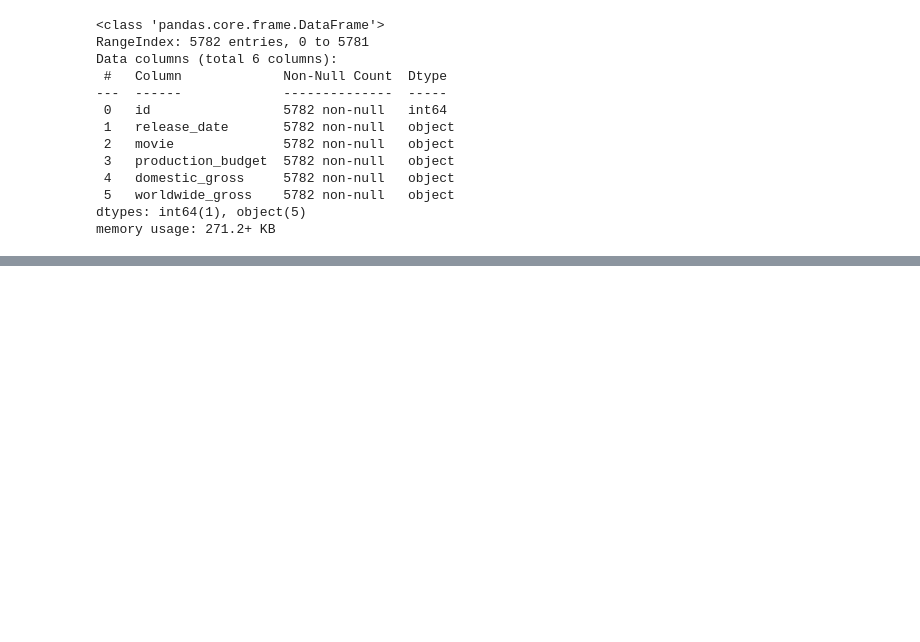
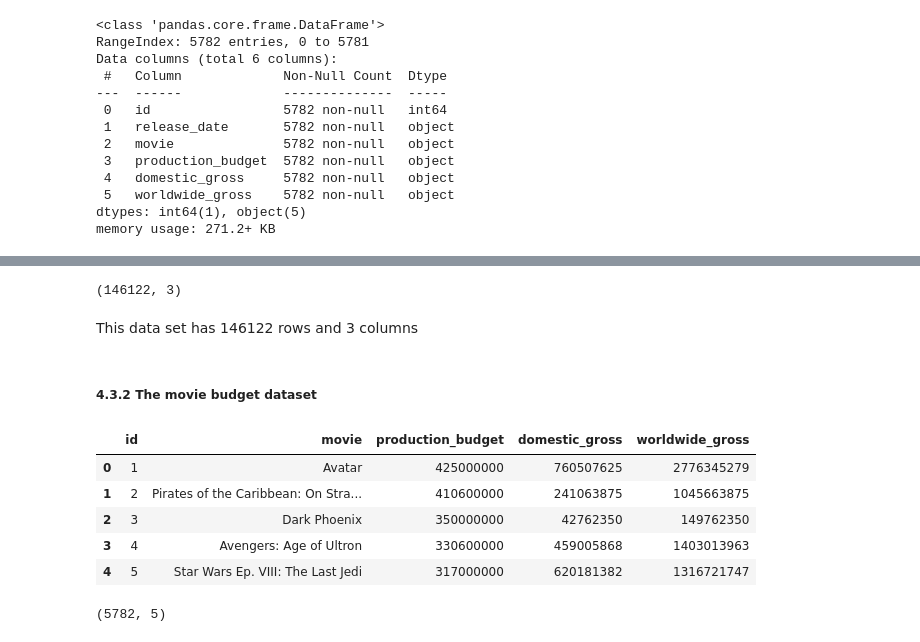
Before and after one commit to KimberlyWairimu/Project-Phase-1, a Jupyter notebook: My_project_1_jupyter_notebook.ipynb, the cells around one changed output, grey strips where cells are left out. Drawn from its saved outputs; the diff is of its cells as text; code cells hidden in the pictures; blank space fills up the shorter version.

Commit message:
Added the data wrangling process

```diff
--- a/My_project_1_jupyter_notebook.ipynb
+++ b/My_project_1_jupyter_notebook.ipynb
@@ -204,0 +240,19 @@ memory usage: 271.2+ KB
+# %%
+#converting the release date column datatype from object to string
+
+movie_budgets["release_date"] = pd.to_datetime(movie_budgets["release_date"])
+# %%
+#converting the production budget column datatype from object to integer
+
+movie_budgets["production_budget"] = movie_budgets["production_budget"].str.replace("$" , "").str.replace("," , "")
+movie_budgets["production_budget"] = movie_budgets["production_budget"].astype("int64")
+# %%
+#converting the domestic gross column datatype from object to integer
+
+movie_budgets["domestic_gross"] = movie_budgets["domestic_gross"].str.replace("$", "").str.replace("," , "")
+movie_budgets["domestic_gross"] = movie_budgets["domestic_gross"].astype("int64")
+# %%
+#converting the worldwide gross column datatype from object to integer
+
+movie_budgets["worldwide_gross"] = movie_budgets["worldwide_gross"].str.replace("$","").str.replace(",", "")
+movie_budgets["worldwide_gross"] = movie_budgets["worldwide_gross"].astype("int64")
@@ -204,0 +275,24 @@ memory usage: 271.2+ KB
+# %%
+title_basics.shape
+# %% [output]
+(146122, 3)
+# %% [markdown]
+This data set has 146122 rows and 3 columns
+# %% [markdown]
+##### 4.3.2 The movie budget dataset
+# %%
+#dropping the release date column in the movie budget dataframe
+
+movie_budgets.drop(["release_date"], axis = 1 , inplace = True)
+movie_budgets.head()
+# %% [output]
+|  | id | movie | production_budget | domestic_gross | worldwide_gross |
+| 0 | 1 | Avatar | 425000000 | 760507625 | 2776345279 |
+| 1 | 2 | Pirates of the Caribbean: On Stra... | 410600000 | 241063875 | 1045663875 |
+| 2 | 3 | Dark Phoenix | 350000000 | 42762350 | 149762350 |
+| 3 | 4 | Avengers: Age of Ultron | 330600000 | 459005868 | 1403013963 |
+| 4 | 5 | Star Wars Ep. VIII: The Last Jedi | 317000000 | 620181382 | 1316721747 |
+# %%
+movie_budgets.shape
+# %% [output]
+(5782, 5)
```
Also changed, not shown: parts of 16 cells of this notebook.
